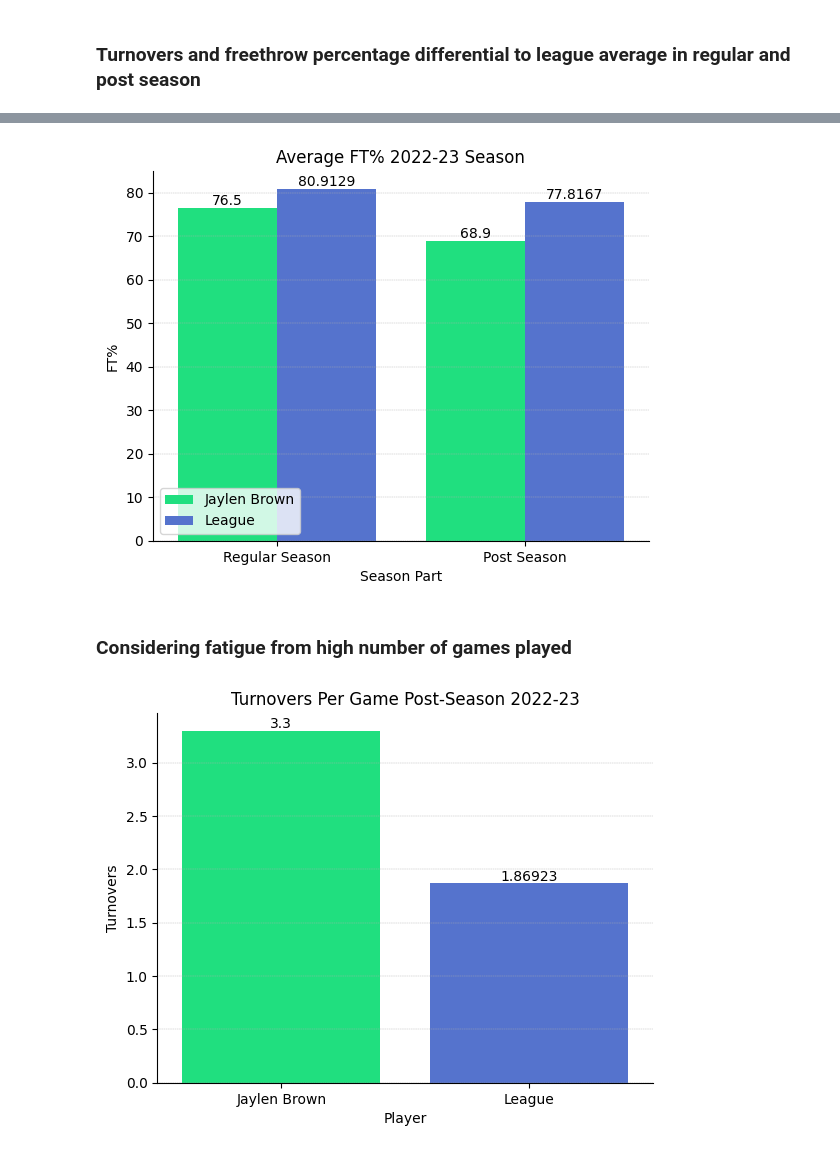
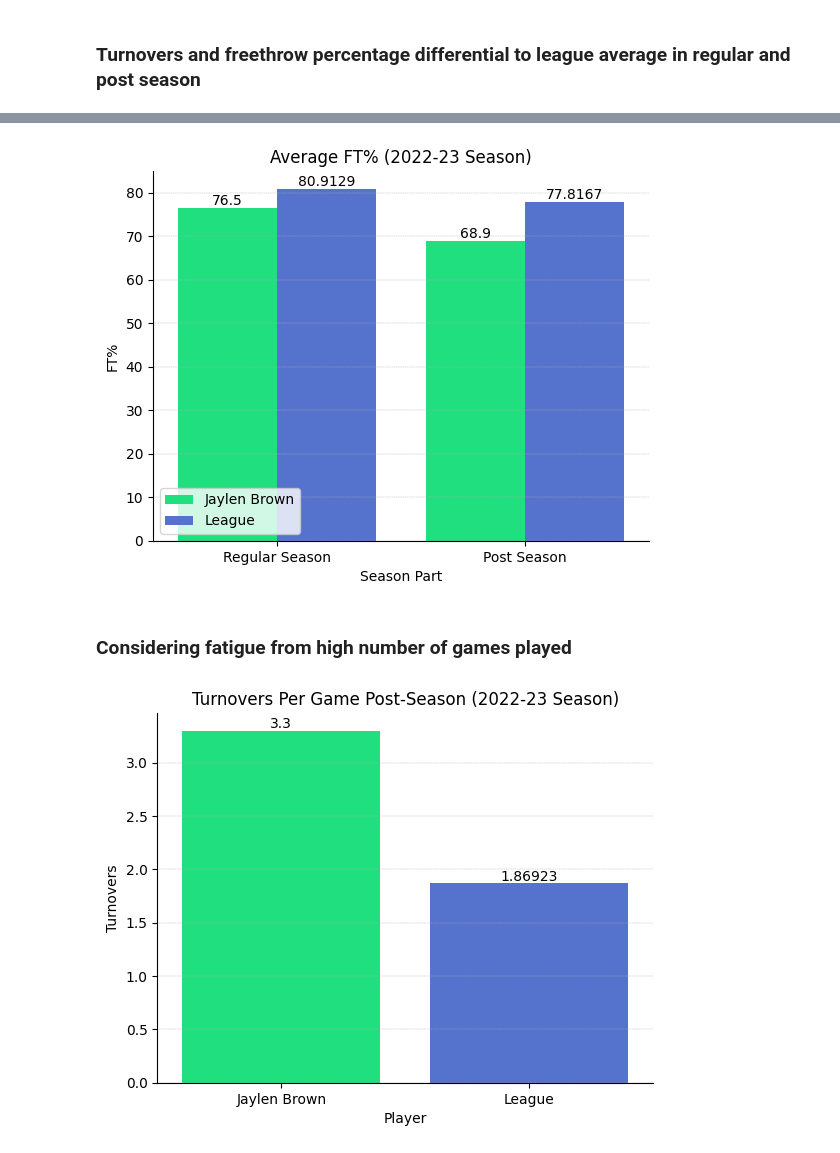
Before and after one commit to namhyk/jb-analysis, a Jupyter notebook: jaylen_brown.ipynb, the cells around one changed output, grey strips where cells are left out. Saved outputs shown, nothing was run; the diff lists cells and outputs as text; code cells hidden in the pictures.

```diff
--- a/jaylen_brown.ipynb
+++ b/jaylen_brown.ipynb
@@ -5,9 +5,9 @@ import seaborn as sns
 # %%
 df_shooting = pd.read_excel('Book1.xlsx')
 df_jb = pd.read_excel('jb_stats.xlsx')
-df_jb_playoffs = pd.read_excel('jb_stats_playoffs.xlsx')
+df_jb_postseason = pd.read_excel('jb_stats_playoffs.xlsx')
 df_pergame = pd.read_excel('league_stats_perGame_2023.xlsx')
-df_pergame_playoffs = pd.read_excel('league_playoffs_pergame.xlsx')
+df_pergame_postseason = pd.read_excel('league_playoffs_pergame.xlsx')
 df_transition = pd.read_excel('league_transition.xlsx')
 df_advanced = pd.read_excel('advanced_stats.xlsx')
 # %%
@@ -212,7 +212,7 @@ sns.boxplot(data=df_advanced, y = 'DWS', x='Pos')
 # Weaknesses
 # %%
 # Filter league post season dataframe for players who averaged at least 30 minutes per game
-df_adjusted_post = df_pergame_playoffs[df_pergame_playoffs['MP'] >= 30]
+df_adjusted_postseason = df_pergame_postseason[df_pergame_postseason['MP'] >= 30]
 # %% [markdown]
 ### Turnovers and freethrow percentage differential to league average in regular and post season
 # %%
@@ -241,10 +241,10 @@ plt.show()
 # %%
-league_ft_post = df_adjusted_post['FT%'].mean()
+league_ft_postseason = df_adjusted_postseason['FT%'].mean()
 league_ft_reg = df_adjusted['FT%'].mean()
 jb_ft_reg = df_jb.loc[df_jb['Season'] == '2022-23', 'FT%'].item()
-jb_ft_post = df_jb_playoffs.loc[df_jb_playoffs['Season'] == '2022-23', 'FT%'].item()
+jb_ft_postseason = df_jb_postseason.loc[df_jb_postseason['Season'] == '2022-23', 'FT%'].item()
 
-data = {'FT%': [jb_ft_reg, jb_ft_post, league_ft_reg, league_ft_post],
+data = {'FT%': [jb_ft_reg, jb_ft_postseason, league_ft_reg, league_ft_postseason],
         'Player': ['Jaylen Brown', 'Jaylen Brown', 'League', 'League'],
         'Season Part': ['Regular Season', 'Post Season', 'Regular Season', 'Post Season']}
 
@@ -254,35 +254,35 @@ final_df = pd.DataFrame(data)
 
 ax = sns.barplot(x='Season Part', y=final_df['FT%']*100, hue='Player', data=final_df, palette=colours)
 plt.grid(axis='y', linewidth = 0.3, linestyle='--')
-plt.title('Average FT% 2022-23 Season')
+plt.title('Average FT% (2022-23 Season)')
 plt.legend(loc='lower left')
 sns.despine()
 for i in ax.containers:
     ax.bar_label(i,)
 plt.show()
 # %% [output]
-[figure, old version]
+[figure, new version]
 # %% [markdown]
 ### Considering fatigue from high number of games played
 # %%
 # Further filter for players who played at least 18 games in the post season
-df_adjusted_post_gp = df_adjusted_post[df_adjusted_post['G'] >= 18]
+df_adjusted_postseason_gp = df_adjusted_postseason[df_adjusted_postseason['G'] >= 18]
 # %%
-jb_tov_post = df_jb_playoffs.loc[df_jb_playoffs['Season'] == '2022-23', 'TOV'].item()
-league_tov_post = df_adjusted_post_gp['TOV'].mean()
+jb_tov_postseason = df_jb_postseason.loc[df_jb_postseason['Season'] == '2022-23', 'TOV'].item()
+league_tov_postseason = df_adjusted_postseason_gp['TOV'].mean()
 
-data =[['Jaylen Brown', jb_tov_post], ['League', league_tov_post]]
+data =[['Jaylen Brown', jb_tov_postseason], ['League', league_tov_postseason]]
 
 final_df = pd.DataFrame(data, columns=['Player', 'Turnovers'])
 
 colours = ['springgreen', 'royalblue']
 
 ax = sns.barplot(x='Player', y='Turnovers', data=final_df, palette=colours)
 sns.despine()
 plt.grid(axis='y', linewidth = 0.3, linestyle='--')
-plt.title('Turnovers Per Game Post-Season 2022-23')
+plt.title('Turnovers Per Game Post-Season (2022-23 Season)')
 ax.bar_label(ax.containers[0])
 plt.show()
 # %% [output]
-[figure, old version]
+[figure, new version]
 # %%
```
Also changed, not shown: parts of 7 cells of this notebook.
